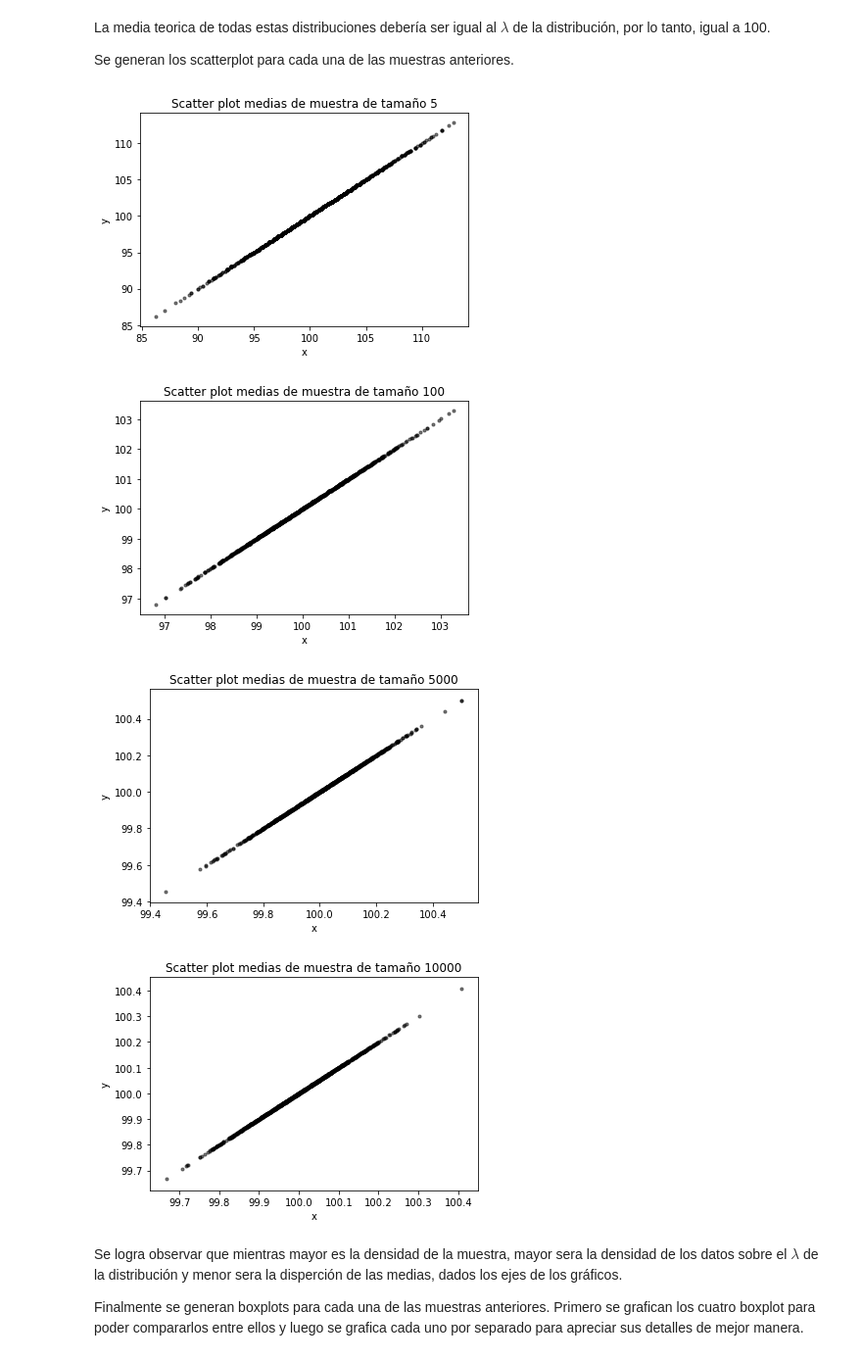
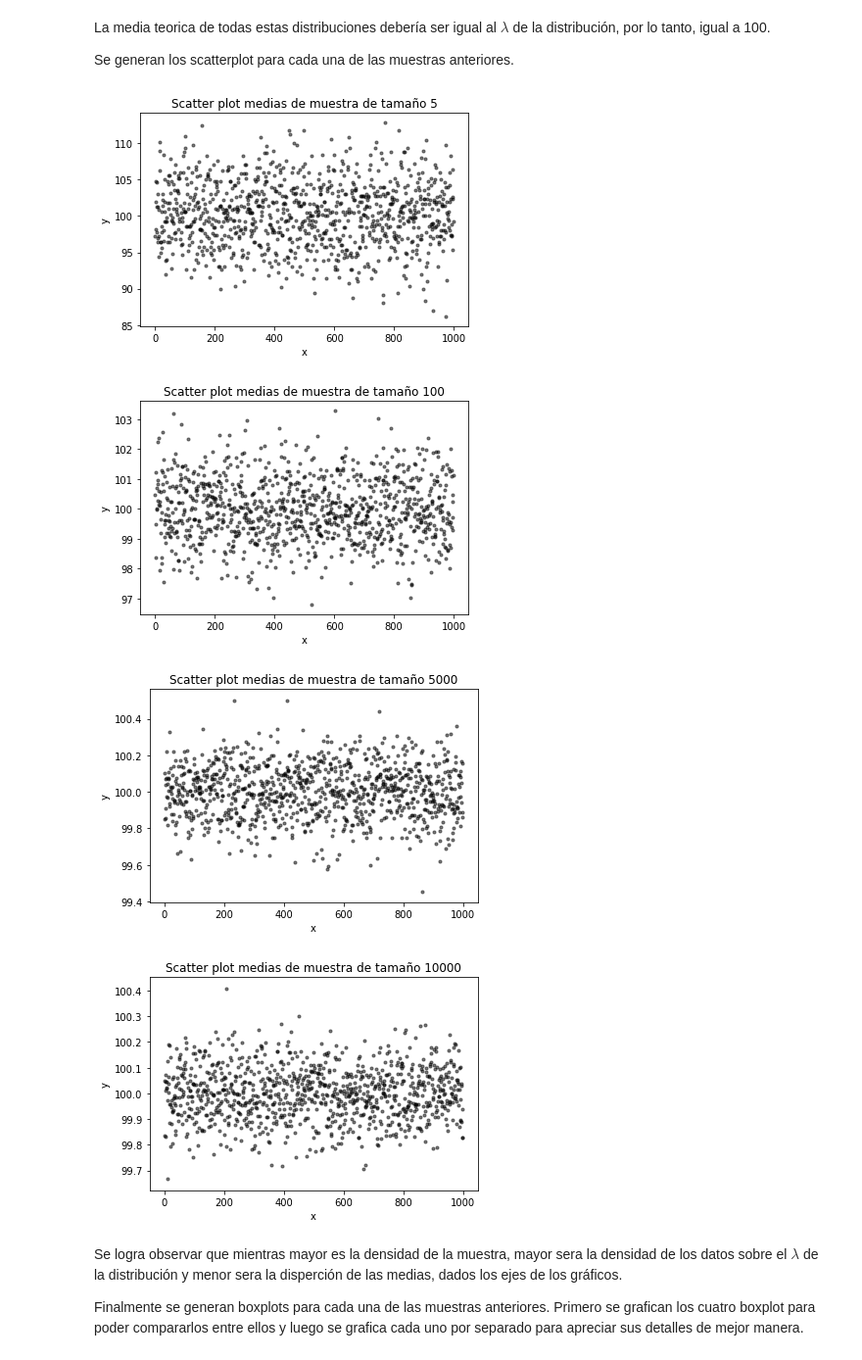
Before and after one commit to Umauro/LabEstaca3, a Jupyter notebook: Pellizzari_Vega_Lab3.ipynb, the cells around one changed output. Shown at 98% size. Saved outputs shown, nothing was run; the diff lists cells and outputs as text; code cells hidden in the pictures.

```diff
--- a/Pellizzari_Vega_Lab3.ipynb
+++ b/Pellizzari_Vega_Lab3.ipynb
@@ -121,34 +121,35 @@ Se generan los scatterplot para cada una de las muestras anteriores.
 # %%
 colors = (0,0,0)
 area = np.pi*3
-plt.scatter(l1, l1, s=area, c=colors, alpha=0.5)
+
+plt.scatter(list(range(1000)), l1, s=area, c=colors, alpha=0.5)
 plt.title('Scatter plot medias de muestra de tamaño 5')
 plt.xlabel('x')
 plt.ylabel('y')
 plt.show()
 
-plt.scatter(l2, l2, s=area, c=colors, alpha=0.5)
+plt.scatter(list(range(1000)), l2, s=area, c=colors, alpha=0.5)
 plt.title('Scatter plot medias de muestra de tamaño 100')
 plt.xlabel('x')
 plt.ylabel('y')
 plt.show()
 
-plt.scatter(l3, l3, s=area, c=colors, alpha=0.5)
+plt.scatter(list(range(1000)), l3, s=area, c=colors, alpha=0.5)
 plt.title('Scatter plot medias de muestra de tamaño 5000')
 plt.xlabel('x')
 plt.ylabel('y')
 plt.show()
 
-plt.scatter(l4, l4, s=area, c=colors, alpha=0.5)
+plt.scatter(list(range(1000)), l4, s=area, c=colors, alpha=0.5)
 plt.title('Scatter plot medias de muestra de tamaño 10000')
 plt.xlabel('x')
 plt.ylabel('y')
 plt.show()
 # %% [output]
-[figure, old version]
+[figure, new version]
-[figure, old version]
+[figure, new version]
-[figure, old version]
+[figure, new version]
-[figure, old version]
+[figure, new version]
 # %% [markdown]
 Se logra observar que mientras mayor es la densidad de la muestra, mayor sera la densidad de los datos sobre el $\lambda$ de la distribución y menor sera la disperción de las medias, dados los ejes de los gráficos.
 
```
Also changed, not shown: parts of 11 cells of this notebook, 2 other files.
